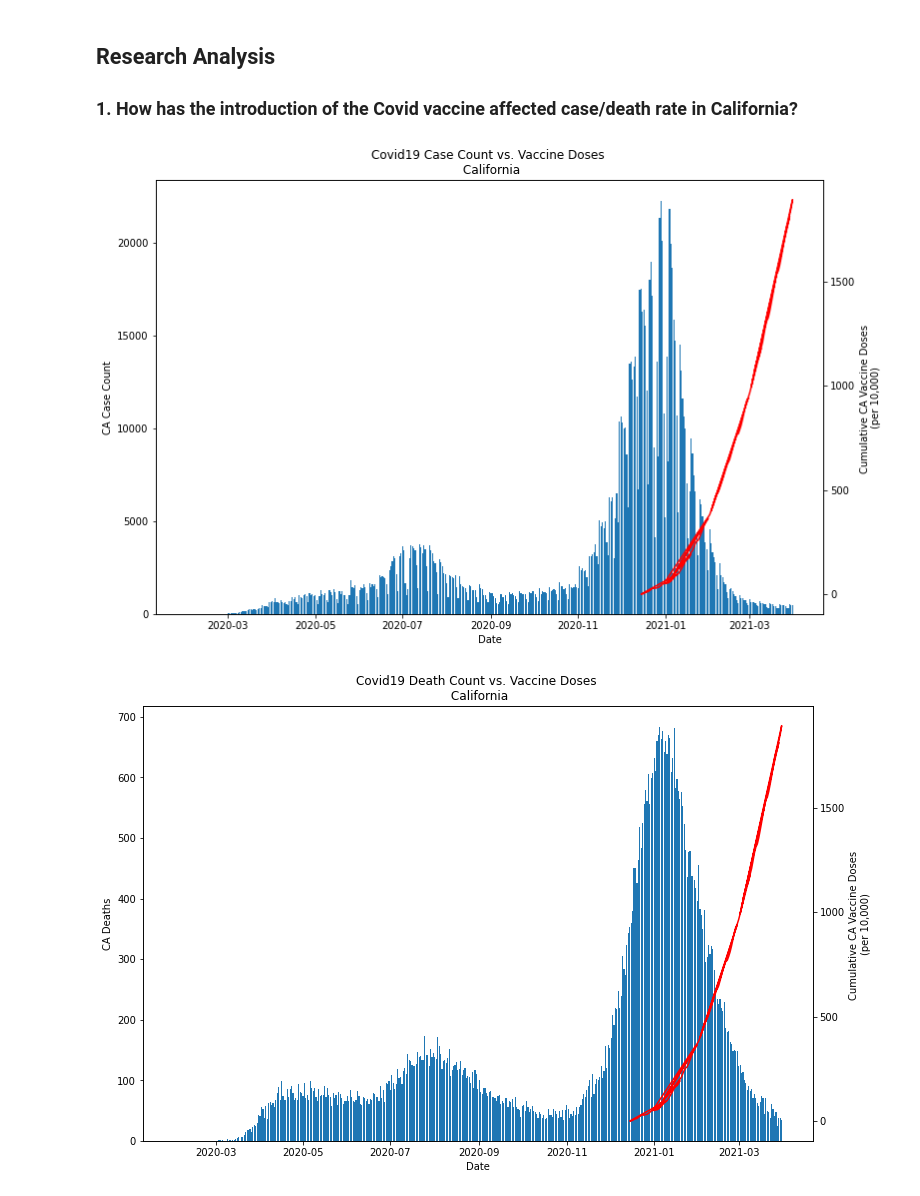
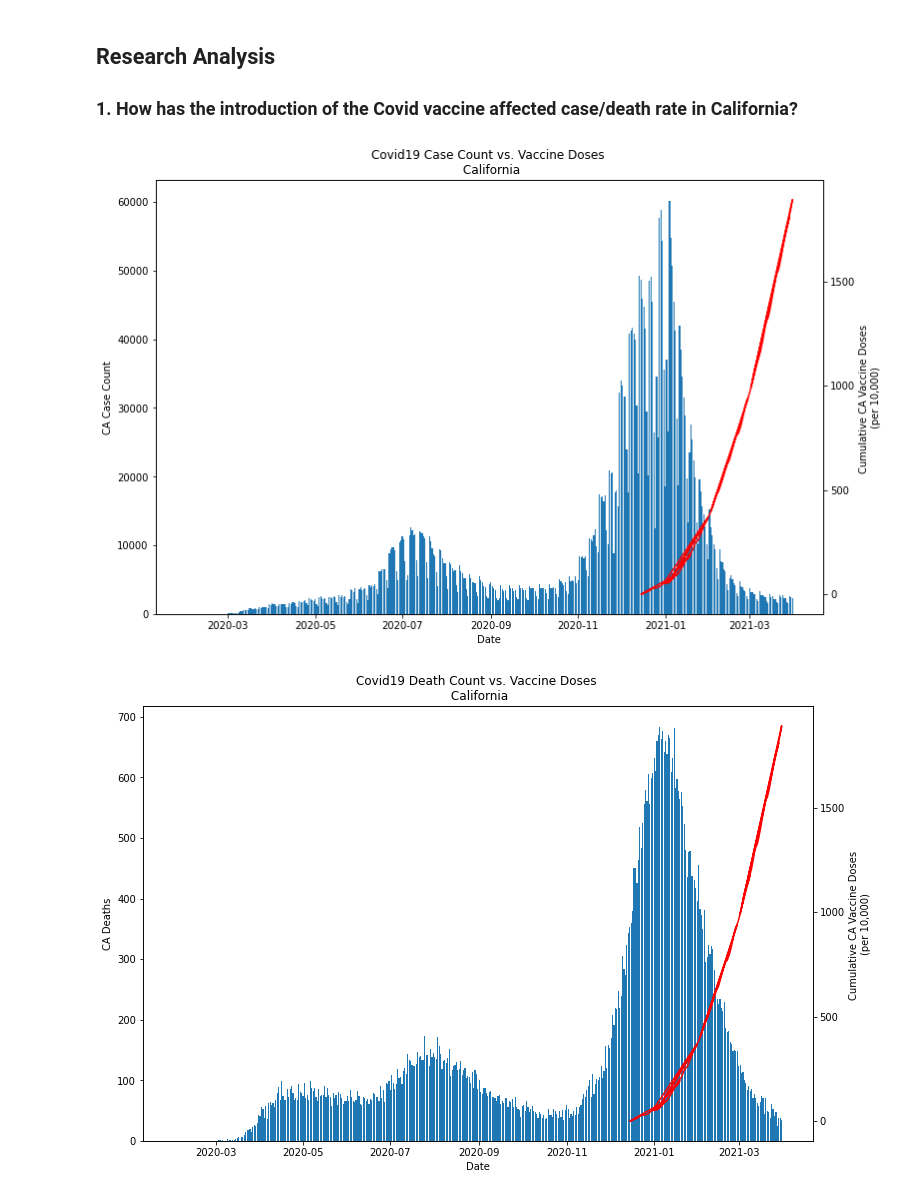
Before and after one commit to danijmartin/Covid-19-California, a Jupyter notebook: Data_Analysis.ipynb, the cells around one changed output. Cells and saved outputs as stored; diff of their text form; code cells hidden in the pictures.

Commit message:
Update cases by counts

```diff
--- a/Data_Analysis.ipynb
+++ b/Data_Analysis.ipynb
@@ -25,6 +25,7 @@ vaccine_df = pd.read_csv('Data/vaccine_df.csv')
 ca_vaccinations = pd.read_csv('Data/ca_vaccinations.csv')
 county_data = pd.read_csv('Data/county_data.csv')
 Hosp_Analysis=pd.read_csv('Data/Hosp_Analysis.csv')
+cases_by_date=pd.read_csv('cases_by_date.csv')
 
 #reformat dates:
 clean_case['date']=pd.to_datetime(clean_case.date)
@@ -34,6 +35,7 @@ ca_vaccinations['administered_date']=pd.to_datetime(ca_vaccinations.administered
 ca_vaccinations.sort_values(by='administered_date')
 
 Hosp_Analysis['Date']=pd.to_datetime(Hosp_Analysis.Date)
+cases_by_date['date']=pd.to_datetime(cases_by_date.date)
 # %% [markdown]
 ## Research Analysis
 
@@ -41,34 +43,34 @@ Hosp_Analysis['Date']=pd.to_datetime(Hosp_Analysis.Date)
 # %%
 #Covid cases vs. vaccinations
 
 #covid case & dates for bar graph
-x1=(clean_case['date'])
-y1=(clean_case['cases'])
+x1=(cases_by_date['date'])
+y1=(cases_by_date['cases'])
 
 #vaccine counts and dates for line graph
 x2=ca_vaccinations['administered_date']
 y2=ca_vaccinations['cumulative_doses_by_10000']
 
 #format figure
 fig, axis1 = plt.subplots(figsize=(12,8))
 axis2=axis1.twinx()    #create a second axis sharing the x-axis
 
 #create bar graph using CA case counts
 axis1.bar(x1,y1,)
 axis1.set_ylabel("CA Case Count")
 axis1.set_xlabel('Date')
 
 #plot cumulative vaccine counts on 2nd y-axis
 axis2.plot(x2,y2,color='red')
 axis2.set_ylabel('Cumulative CA Vaccine Doses \n(per 10,000)')
 
 #change y-ticks for 2nd axis
 axis2.set_yticks(np.arange(0,2000,500))
 plt.title('Covid19 Case Count vs. Vaccine Doses \n California')
 plt.savefig('Covid19_CaseCount_vs_Vaccine')
 plt.show()
 # %% [output]
-[figure, old version]
+[figure, new version]
 # %%
 #covid deaths vs. vaccinations
 death_by_date = clean_case.groupby(['date'],as_index=False).agg({'deaths':['sum']})
```
Also changed, not shown: parts of 1 cell of this notebook, 1 other file.
